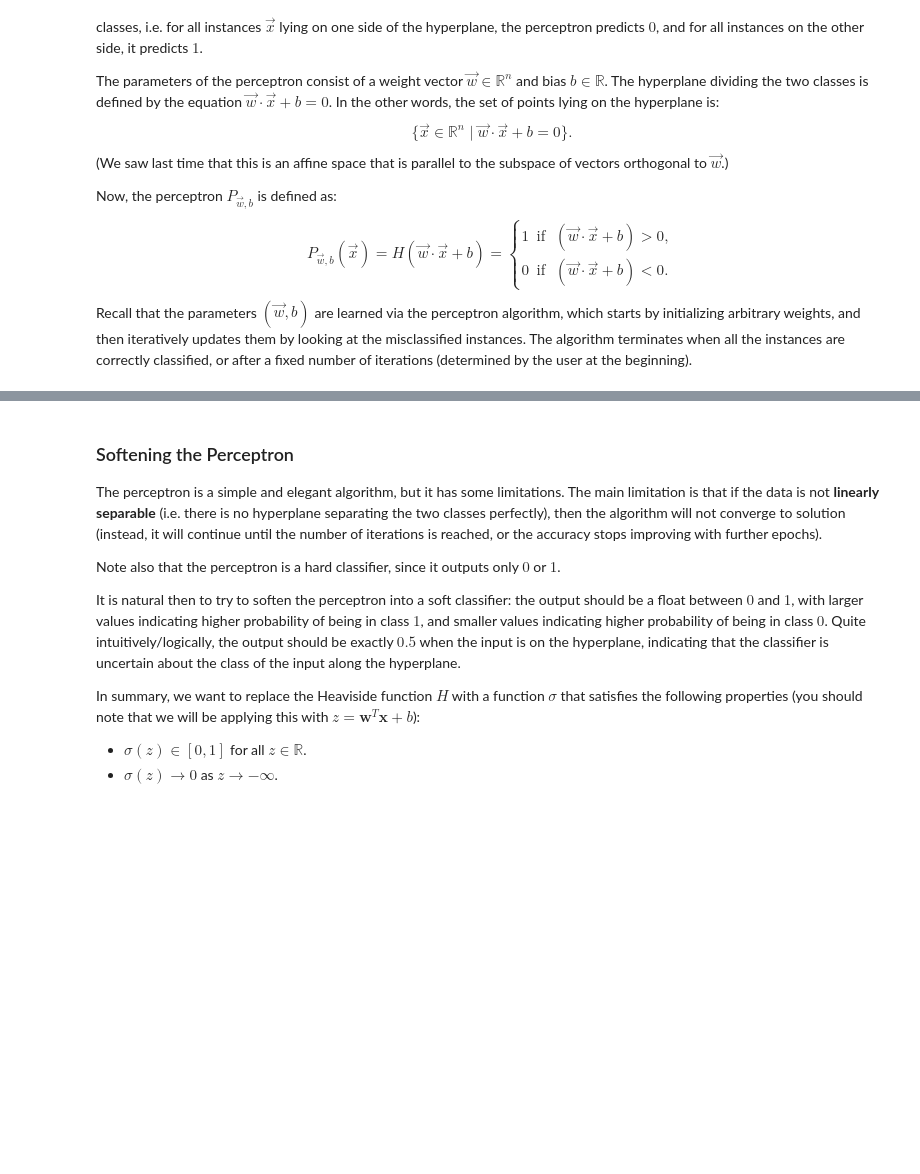
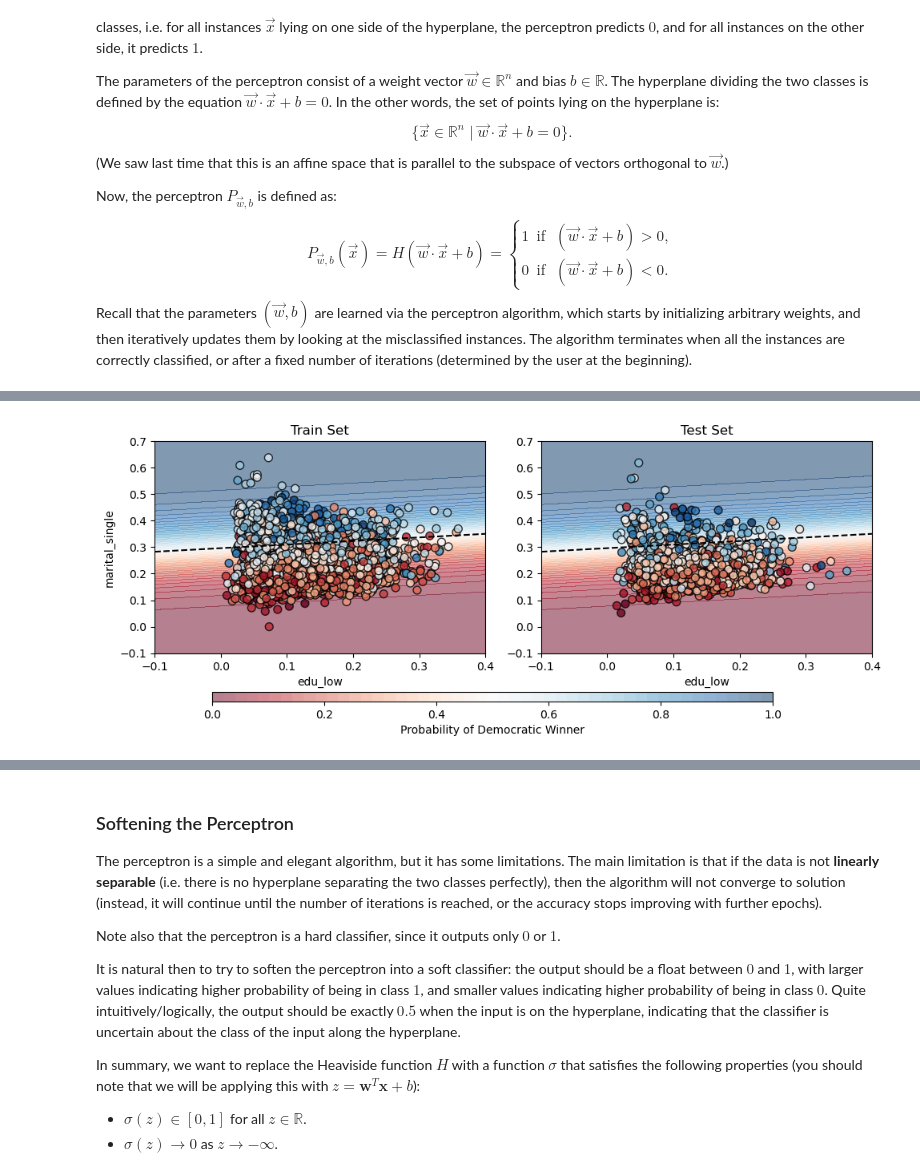
Before and after one commit to arvindsuresh-math/MATH-392-Intro-to-neural-networks, a Jupyter notebook: notebooks/12_logistic-regression.ipynb, the cells around one changed output, grey strips where cells are left out. Cells and saved outputs as stored; diff of their text form; code cells hidden in the pictures; blank space fills up the shorter version.

```diff
--- a/notebooks/12_logistic-regression.ipynb
+++ b/notebooks/12_logistic-regression.ipynb
@@ -222,0 +312,50 @@ def gradient(weights, X, dem_percentages):
+# %%
+# Create a figure with two subplots side by side
+fig, (ax1, ax2) = plt.subplots(1, 2, figsize=(10, 4))
+
+# Create meshgrid for both plots
+x_min, x_max = -0.1, 0.4  # Range for edu_low
+y_min, y_max = -0.1, 0.7  # Range for marital_single
+
+xx, yy = np.meshgrid(np.linspace(x_min, x_max, 100),
+                     np.linspace(y_min, y_max, 100))
+grid_points = np.c_[xx.ravel(), yy.ravel()]
+Z = model.predict_proba(grid_points)[:, 1]
+Z = Z.reshape(xx.shape)
+
+# Plot training set
+contour1 = ax1.contourf(xx, yy, Z, alpha=0.5, levels=np.linspace(0, 1, 50), cmap='RdBu')
+ax1.contour(xx, yy, Z, levels=[0.5], colors='black', linestyles='--')
+scatter1 = ax1.scatter(X_train['edu_low'], X_train['marital_single'],
+                      c=df_train['dem'], cmap='RdBu',
+                      s=50, edgecolor='k', alpha=0.8)
+ax1.set_xlabel('edu_low')
+ax1.set_ylabel('marital_single')
+ax1.set_title('Train Set')
+
+# Plot test set
+contour2 = ax2.contourf(xx, yy, Z, alpha=0.5, levels=np.linspace(0, 1, 50), cmap='RdBu')
+ax2.contour(xx, yy, Z, levels=[0.5], colors='black', linestyles='--')
+scatter2 = ax2.scatter(X_test['edu_low'], X_test['marital_single'],
+                      c=df_test['dem'], cmap='RdBu',
+                      s=50, edgecolor='k', alpha=0.8)
+ax2.set_xlabel('edu_low')
+ax2.set_title('Test Set')
+
+# Set identical axis limits for both plots
+for ax in [ax1, ax2]:
+    ax.set_xlim(x_min, x_max)
+    ax.set_ylim(y_min, y_max)
+
+# Add a horizontal colorbar at the bottom
+plt.subplots_adjust(bottom=0.2)  # Make room for the colorbar
+cax = fig.add_axes([0.15, 0.1, 0.7, 0.03])  # [left, bottom, width, height]
+cbar = plt.colorbar(contour1, cax=cax, orientation='horizontal',
+                   ticks=np.arange(0, 1.2, 0.2), label='Probability of Democratic Winner')
+
+plt.tight_layout()
+# add space for the colorbar
+plt.subplots_adjust(bottom=0.25)
+plt.show()
+# %% [output]
+[figure, added]
```
Also changed, not shown: parts of 25 cells of this notebook.
